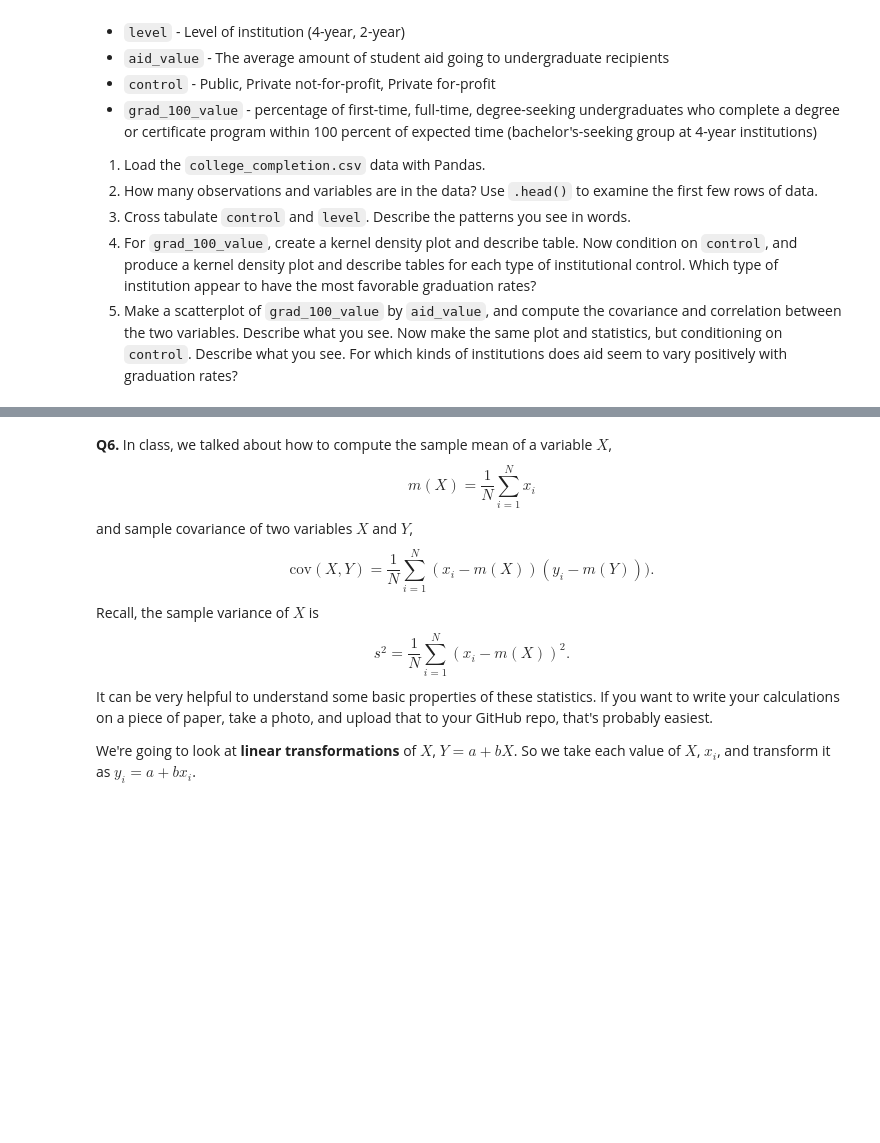
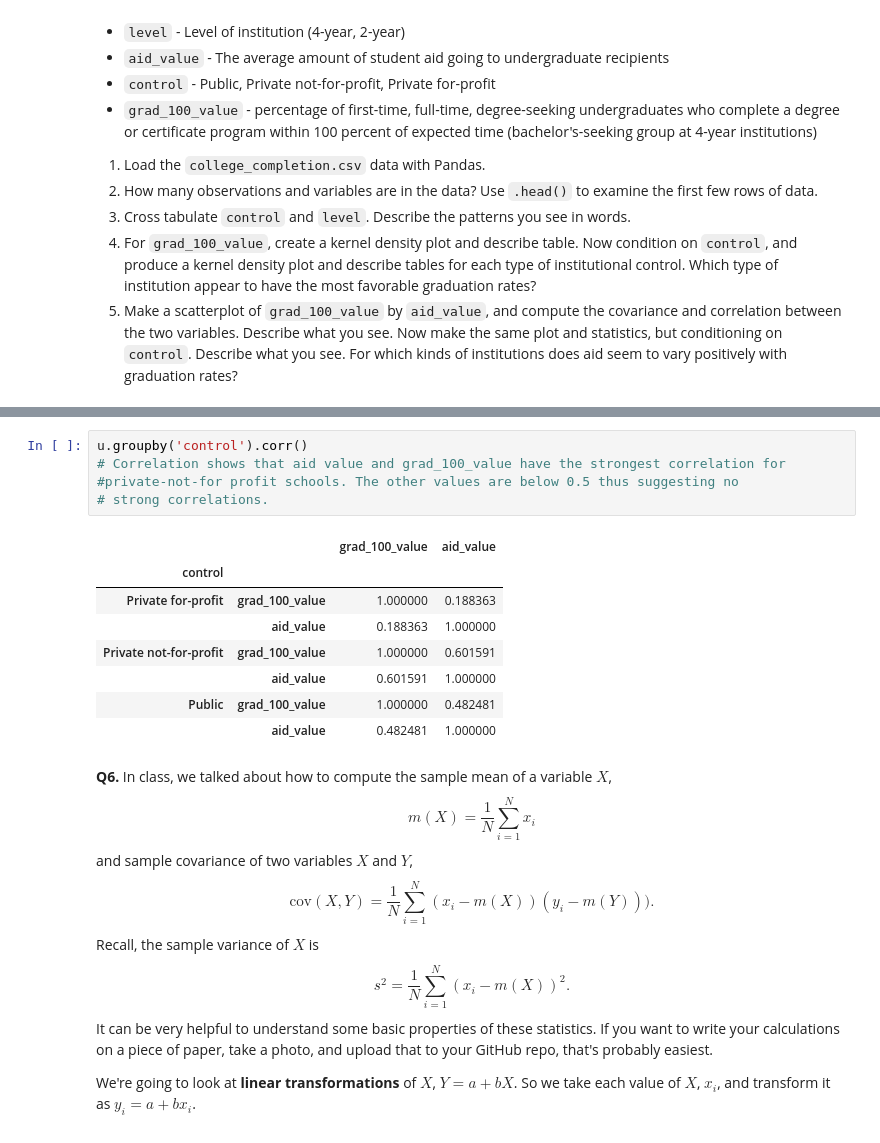
Before and after one commit to arya-rajesh-99/undergrad_ml_assignments, a Jupyter notebook: 01_assignment_wrangling_and_eda.ipynb, the cells around one changed output, grey strips where cells are left out. Saved outputs shown, nothing was run; the diff lists cells and outputs as text; blank space fills up the shorter version.

```diff
--- a/01_assignment_wrangling_and_eda.ipynb
+++ b/01_assignment_wrangling_and_eda.ipynb
@@ -387,3 +502,17 @@ We'll use the `college_completion.csv` dataset from the US Department of Educati
+# %%
+u.groupby('control').corr()
+# Correlation shows that aid value and grad_100_value have the strongest correlation for
+#private-not-for profit schools. The other values are below 0.5 thus suggesting no
+# strong correlations.
+# %% [output]
+|  |  | grad_100_value | aid_value |
+| control |  |  |  |
+| Private for-profit | grad_100_value | 1.000000 | 0.188363 |
+|  | aid_value | 0.188363 | 1.000000 |
+| Private not-for-profit | grad_100_value | 1.000000 | 0.601591 |
+|  | aid_value | 0.601591 | 1.000000 |
+| Public | grad_100_value | 1.000000 | 0.482481 |
+|  | aid_value | 0.482481 | 1.000000 |
 # %% [markdown]
 **Q6.** In class, we talked about how to compute the sample mean of a variable $X$,
 $$
```
Also changed, not shown: parts of 11 cells of this notebook.
